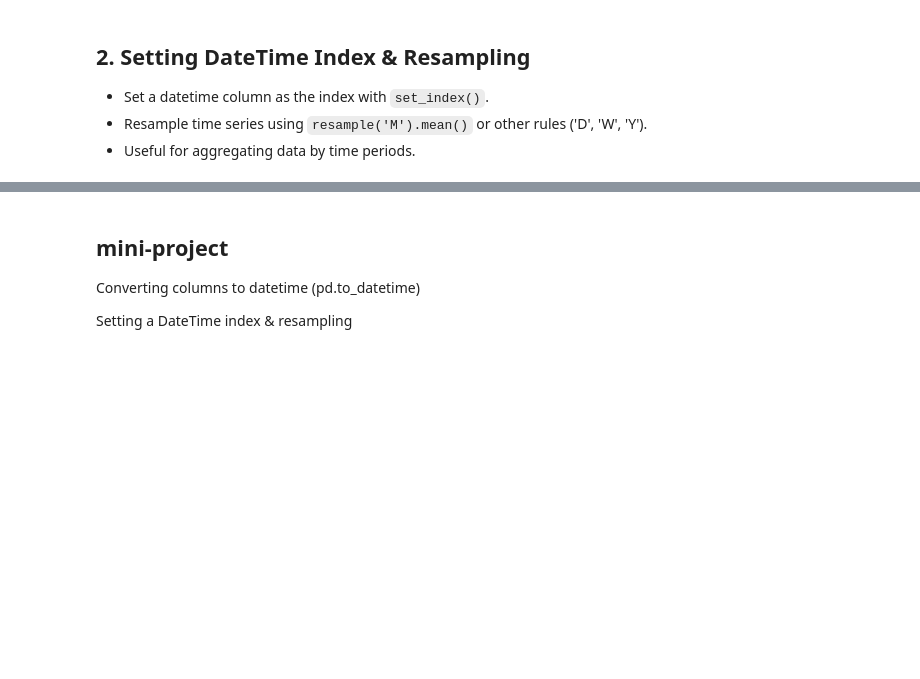
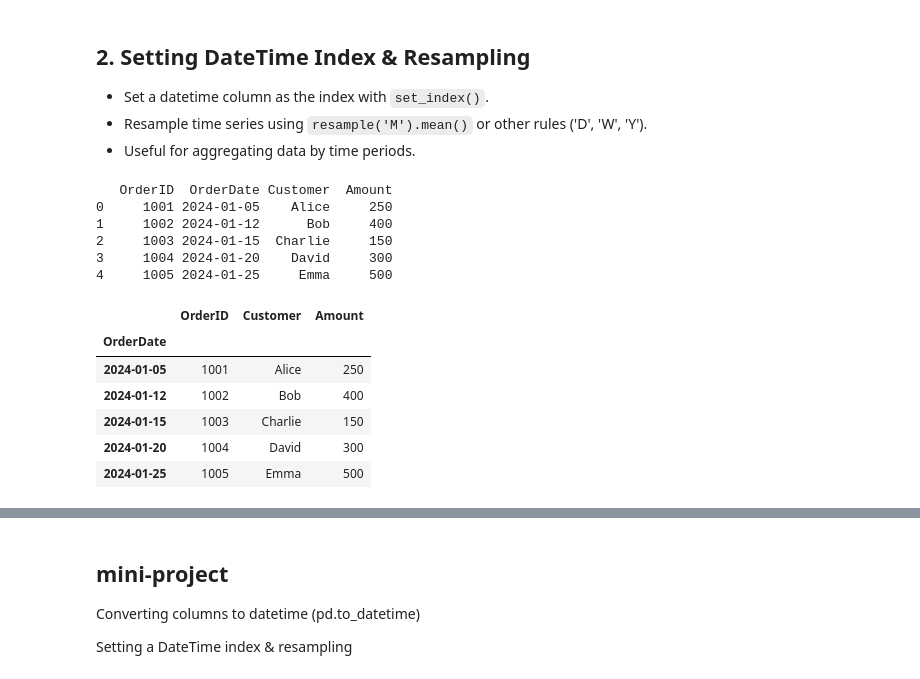
Before and after one commit to zamman365-glitch/Libraries, a Jupyter notebook: Pandas_class8.ipynb, the cells around one changed output, grey strips where cells are left out. Cells and saved outputs as stored; diff of their text form; code cells hidden in the pictures; blank space fills up the shorter version.

```diff
--- a/Pandas_class8.ipynb
+++ b/Pandas_class8.ipynb
@@ -22,3 +75,24 @@ data = {
 - Set a datetime column as the index with `set_index()`.
 - Resample time series using `resample('M').mean()` or other rules ('D', 'W', 'Y').
 - Useful for aggregating data by time periods.
+# %%
+print(df)
+# %% [output]
+   OrderID  OrderDate Customer  Amount
+0     1001 2024-01-05    Alice     250
+1     1002 2024-01-12      Bob     400
+2     1003 2024-01-15  Charlie     150
+3     1004 2024-01-20    David     300
+4     1005 2024-01-25     Emma     500
+# %%
+# step 1 :- OrderDate set as index
+df_idx = df.set_index("OrderDate")
+df_idx
+# %% [output]
+|  | OrderID | Customer | Amount |
+| OrderDate |  |  |  |
+| 2024-01-05 | 1001 | Alice | 250 |
+| 2024-01-12 | 1002 | Bob | 400 |
+| 2024-01-15 | 1003 | Charlie | 150 |
+| 2024-01-20 | 1004 | David | 300 |
+| 2024-01-25 | 1005 | Emma | 500 |
```
Also changed, not shown: parts of 9 cells of this notebook.
